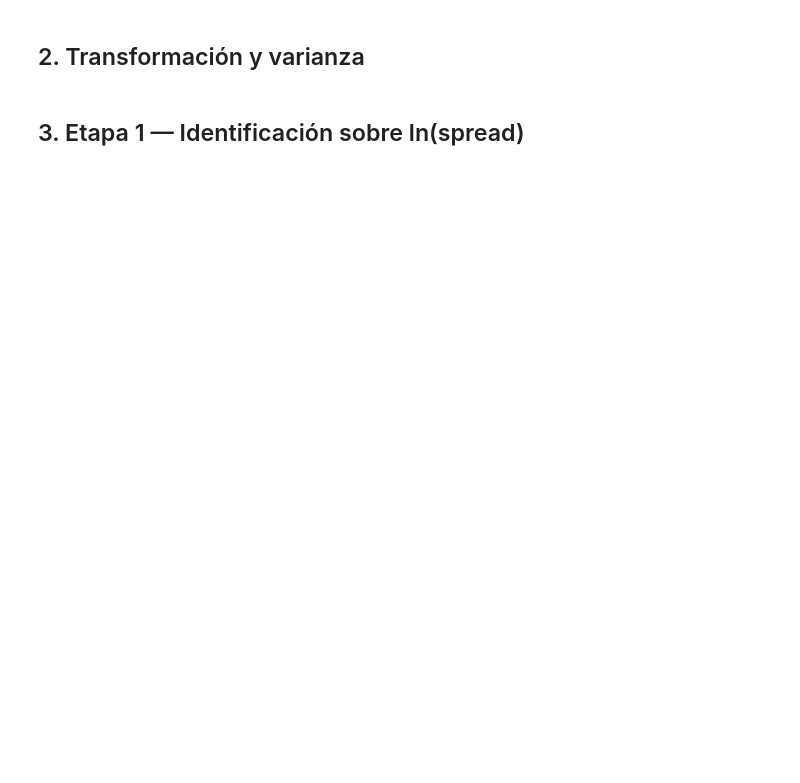
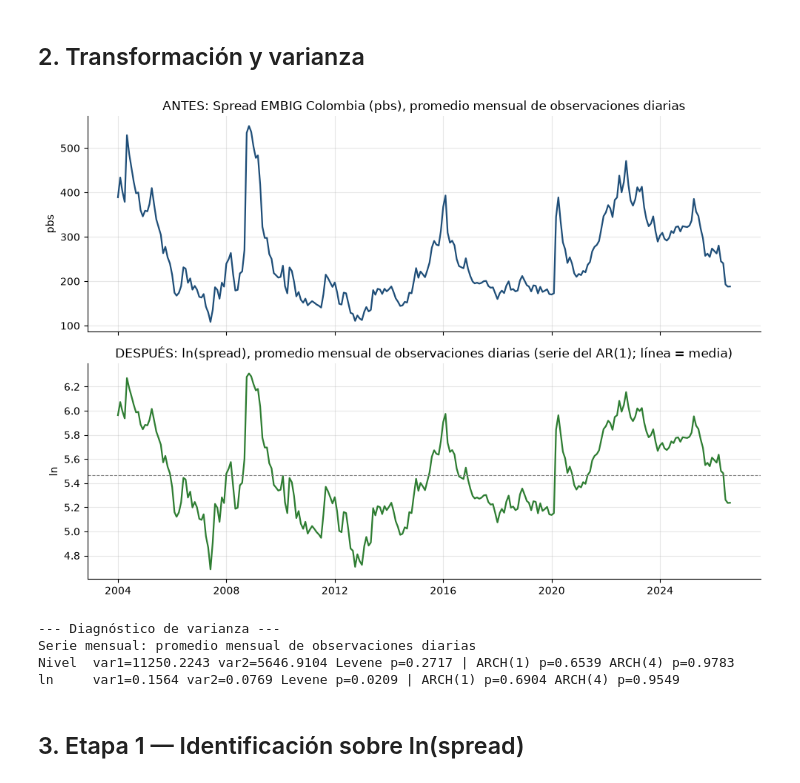
Before and after one commit to Julius7u7/nuevo-repo, a Jupyter notebook: code/Modelo_AR1_mensual.ipynb, the cells around one changed output. Drawn from its saved outputs; the diff is of its cells as text; code cells hidden in the pictures; blank space fills up the shorter version.

```diff
--- a/code/Modelo_AR1_mensual.ipynb
+++ b/code/Modelo_AR1_mensual.ipynb
@@ -30,17 +20,17 @@ ORDEN = (1, 0, 0)          # AR(1) sobre ln(spread)
 TREND = "c"                # con constante: en statsmodels 'const' es la MEDIA de ln(spread)
 
 # --- datos ---
-HOJA = "Diarias"           # hoja del Excel (si tu base ya es mensual, pon aquí su hoja)
-AGREGACION = "ultimo"      # "ultimo" = último dato del mes | "promedio" = promedio mensual
-EXCLUIR_MES_INCOMPLETO = True   # descarta el último mes si los datos terminan antes de su cierre
+HOJA = "Diarias"
+FECHA_INICIO = "2004-01-01"
+FECHA_FIN = "2026-08-31"   # excluye septiembre de 2026, que está incompleto
 S = 12                     # periodos por año (estacionalidad mensual)
 
 # --- pronóstico y salidas ---
-H = 6                      # horizonte en meses (6 meses = 2 trimestres)
+H = 6                      # meses
 PUNTO = "mediana"          # "mediana" = exp(μ) (consistente con los IC) | "media" = exp(μ + σ²/2)
-VENTANA_GRAFICO = 60       # meses de historia que se muestran en los gráficos de pronóstico
-LAGS_LB = [6, 12, 18, 24]  # rezagos del Ljung-Box
-LAGS_ARCH = [1, 3, 6]      # rezagos del ARCH-LM
+VENTANA_GRAFICO = 300      # muestra completa desde 2004 y el horizonte hasta 2027
+LAGS_LB = [6, 12, 18, 24] # rezagos del Ljung-Box
+LAGS_ARCH = [1, 3, 6]     # rezagos del ARCH-LM
 AUTORES = ""               # <-- editar
 
 # --- rutas ---
@@ -100,28 +101,36 @@ print(f"Serie mensual ({etq_agr}): {len(y)} obs., {y.index[0]:%m/%Y} a {y.index[
 # %% [markdown]
 ## 2. Transformación y varianza
 # %%
-def grafico_transformacion(y, ly, ruta):
+def grafico_transformacion(y, ly, ruta, etq):
     fig, ax = plt.subplots(2, 1, figsize=(10, 7), sharex=True)
     ax[0].plot(y.index, y, color=C_AZUL, lw=1.6)
-    ax[0].set_title("ANTES: Spread EMBIG Colombia (pbs), mensual"); ax[0].set_ylabel("pbs")
-    ax[1].plot(ly.index, ly, color=C_VERDE, lw=1.6); ax[1].axhline(ly.mean(), color="gray", lw=.8, ls="--")
-    ax[1].set_title("DESPUÉS: ln(spread) (serie del AR(1); línea = media)"); ax[1].set_ylabel("ln")
+    ax[0].set_title(f"ANTES: Spread EMBIG Colombia (pbs), {etq}"); ax[0].set_ylabel("pbs")
+    ax[1].plot(ly.index, ly, color=C_VERDE, lw=1.6)
+    ax[1].axhline(ly.mean(), color="gray", lw=.8, ls="--")
+    ax[1].set_title(f"DESPUÉS: ln(spread), {etq} (serie del AR(1); línea = media)"); ax[1].set_ylabel("ln")
     plt.tight_layout(); fig.savefig(ruta, dpi=150); plt.show()
 
-def tabla_varianza(series):
+def tabla_varianza(series, etq):
     """Levene entre mitades y ARCH(1), ARCH(4) sobre residuos de un AR(1) auxiliar."""
     def arch_ar1(s, lags):
         s = np.asarray(s)
         return het_arch(sm.OLS(s[1:], sm.add_constant(s[:-1])).fit().resid, nlags=lags)[1]
+    print(f"Serie mensual: {etq}")
     for nombre, s in series.items():
         s = s.reset_index(drop=True); h = len(s) // 2
         print(f"{nombre:6s} var1={s[:h].var():.4f} var2={s[h:].var():.4f} "
               f"Levene p={stats.levene(s[:h], s[h:]).pvalue:.4f} | "
               f"ARCH(1) p={arch_ar1(s,1):.4f} ARCH(4) p={arch_ar1(s,4):.4f}")
 
-grafico_transformacion(y, ly, SALIDA / "fig1_transformacion.png")
-print("--- Varianza constante ---")
-tabla_varianza({"Nivel": y, "ln": ly})
+grafico_transformacion(y, ly, SALIDA / "fig1_transformacion.png", etq_agr)
+print("--- Diagnóstico de varianza ---")
+tabla_varianza({"Nivel": y, "ln": ly}, etq_agr)
+# %% [output]
+[figure, added]
+--- Diagnóstico de varianza ---
+Serie mensual: promedio mensual de observaciones diarias
+Nivel  var1=11250.2243 var2=5646.9104 Levene p=0.2717 | ARCH(1) p=0.6539 ARCH(4) p=0.9783
+ln     var1=0.1564 var2=0.0769 Levene p=0.0209 | ARCH(1) p=0.6904 ARCH(4) p=0.9549
 # %% [markdown]
 ## 3. Etapa 1 — Identificación sobre ln(spread)
 # %%
```
Also changed, not shown: parts of 13 cells of this notebook, 6 other files.
